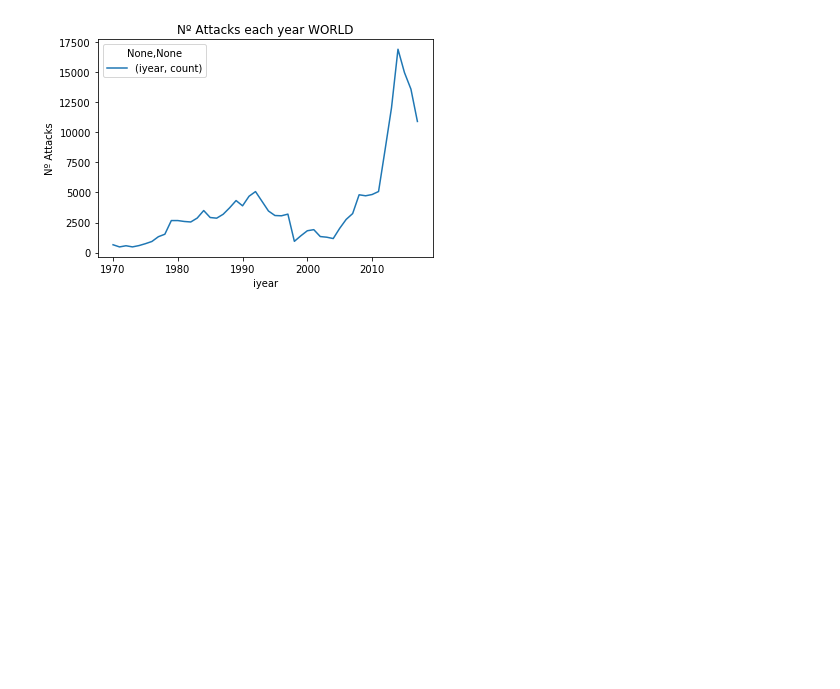
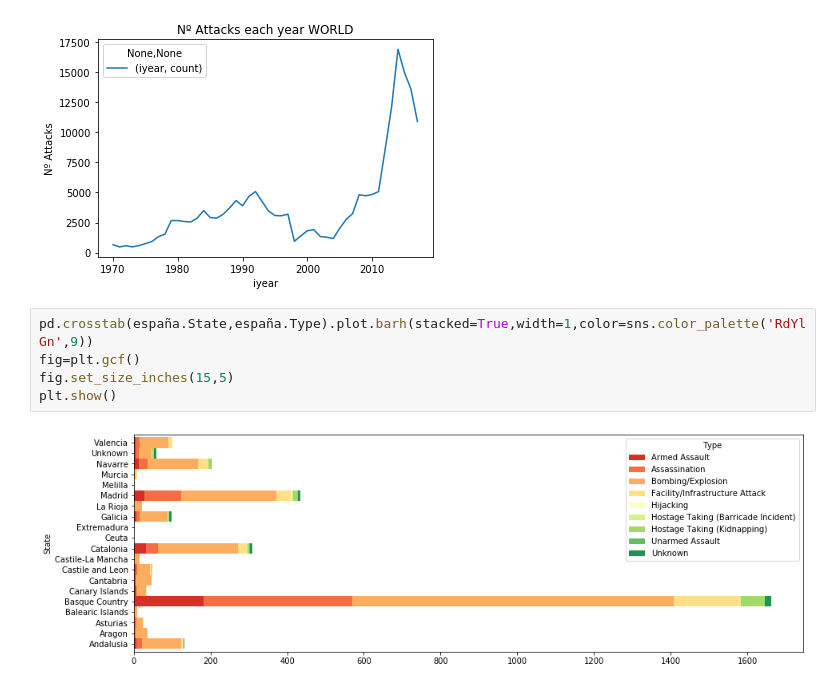
Before and after one commit to bmedm/storytelling-project, a Jupyter notebook: storytelling.ipynb, the cells around one changed output. Cells and saved outputs as stored; diff of their text form; blank space fills up the shorter version.

```diff
--- a/storytelling.ipynb
+++ b/storytelling.ipynb
@@ -56,3 +64,10 @@ plt.title("Nº Attacks each year WORLD")
 # %% [output]
 Text(0.5, 1.0, 'Nº Attacks each year WORLD')
 [figure]
+# %%
+pd.crosstab(españa.State,españa.Type).plot.barh(stacked=True,width=1,color=sns.color_palette('RdYlGn',9))
+fig=plt.gcf()
+fig.set_size_inches(15,5)
+plt.show()
+# %% [output]
+[figure, added]
```
Also changed, not shown: parts of 4 cells of this notebook, 12 other files.
